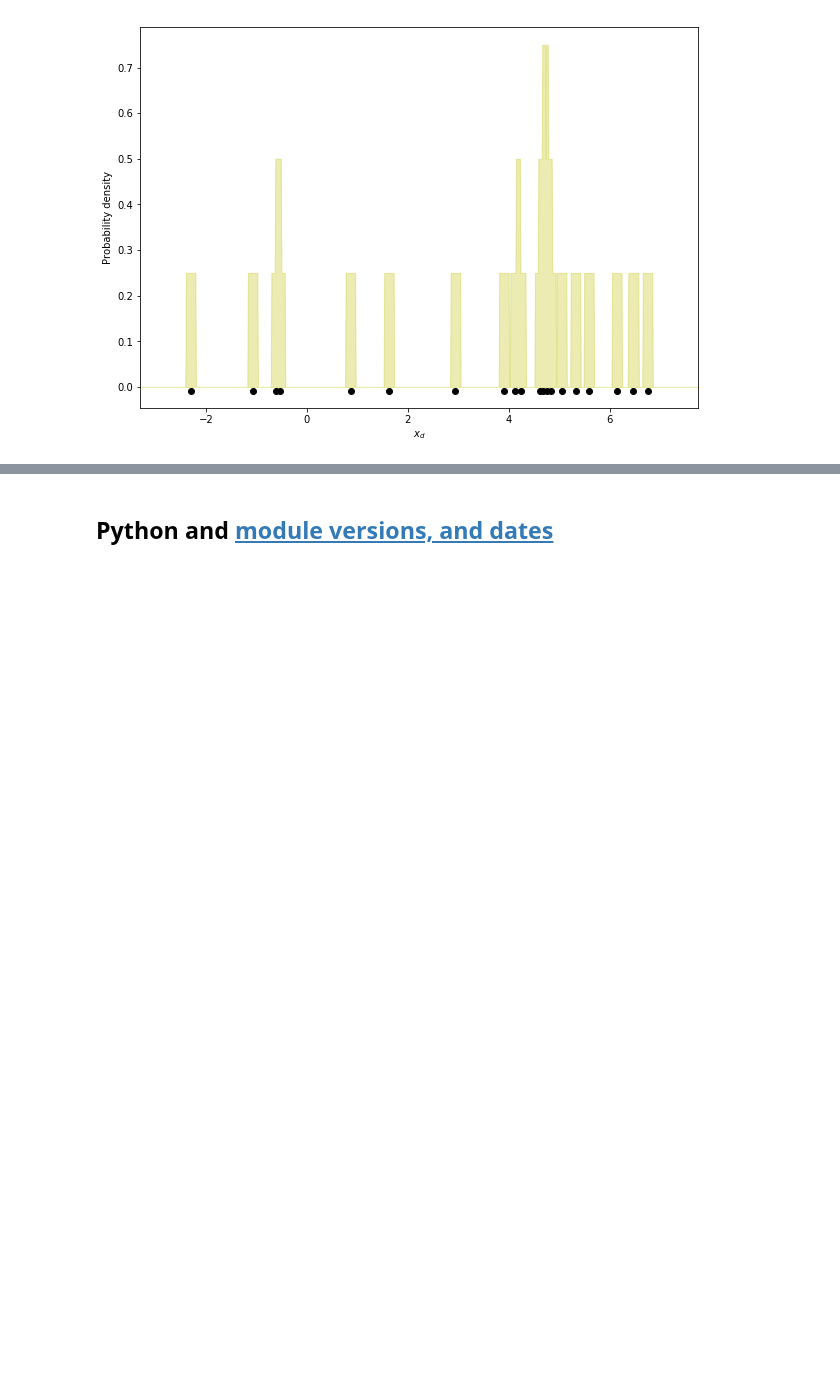
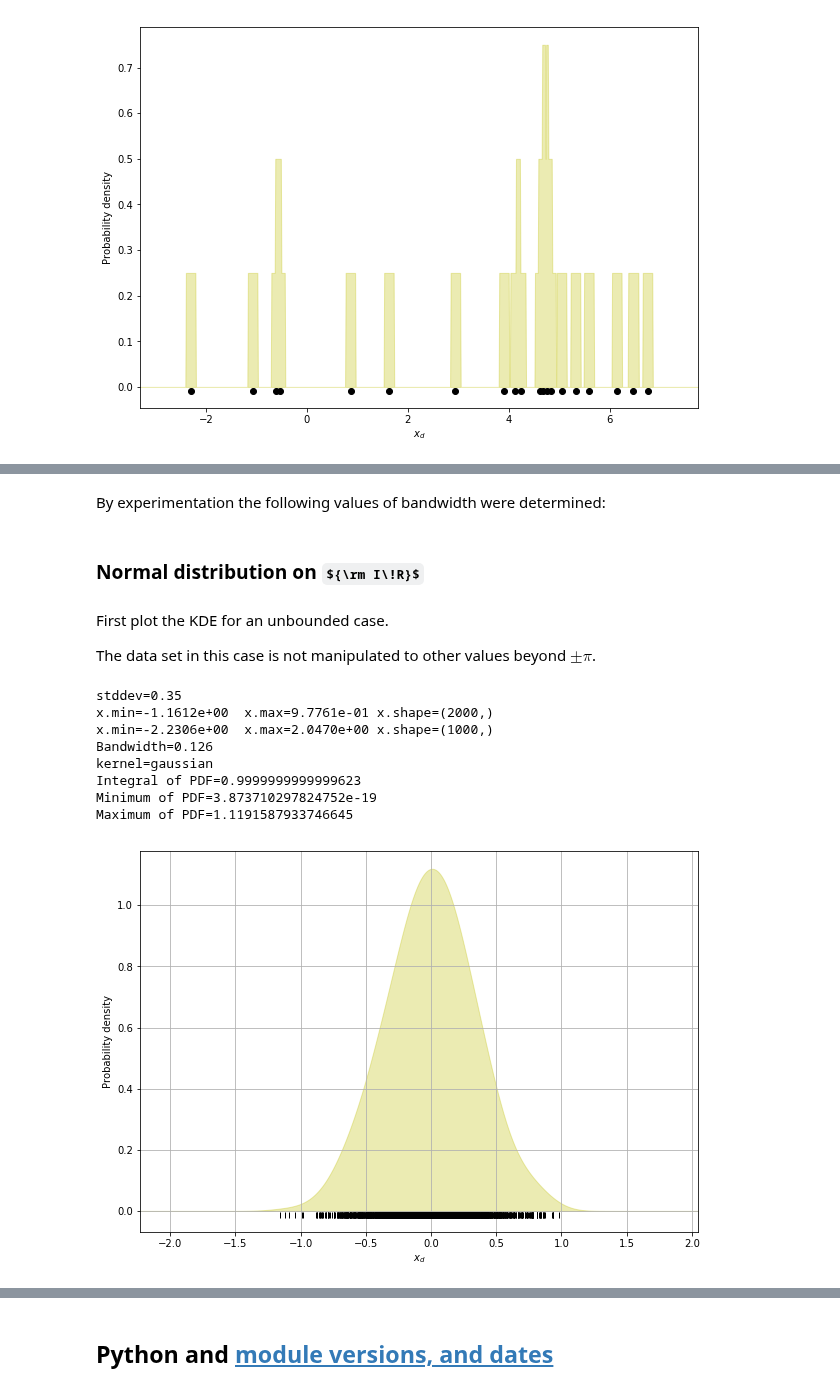
Before and after one commit to NelisW/PythonNotesToSelf, a Jupyter notebook: KernelDensityEstimation/KernelDensityEstimation.ipynb, the cells around one changed output, grey strips where cells are left out. Drawn from its saved outputs; the diff is of its cells as text; code cells hidden in the pictures; some formulas as TeX source; blank space fills up the shorter version.

Commit message:
updated the KDE notebook with von-Mises style mapping of normal function on a circle.

```diff
--- a/KernelDensityEstimation/KernelDensityEstimation.ipynb
+++ b/KernelDensityEstimation/KernelDensityEstimation.ipynb
@@ -393,0 +426,8 @@ Integral of PDF=1.0006464514514513
+# %%
+def make_data2(N, lothres=-1e300, hithres=1e300, stddev=1, rseed=1):
+    rand = np.random.RandomState(rseed)
+    x = stddev * rand.randn(N) #mean-0 var=1
+    # Chop off the wings
+    x = np.where(x>=hithres, x-2*np.pi , x)
+    x = np.where(x<=lothres, x+2*np.pi , x)
+    return x
@@ -393,0 +477,8 @@ Integral of PDF=1.0006464514514513
+# %% [markdown]
+By experimentation the following values of bandwidth were determined:
+# %%
+cases={
+    1:{'stddev':0.35,'bandwidth':0.126},
+    2:{'stddev':1.0,'bandwidth':0.368},
+    3:{'stddev':1.5,'bandwidth':0.559},
+}
@@ -393,0 +489,20 @@ Integral of PDF=1.0006464514514513
+# %% [markdown]
+### Normal distribution on ${\rm I\!R}$
+# %% [markdown]
+First plot the KDE for an unbounded case.
+
+The data set in this case is not manipulated to other values beyond $\pm\pi$.
+# %%
+case = 1
+_,_ = showexperiment2(bounds=(np.nan,np.nan), bandwidth=cases[case]['bandwidth'],
+                kernel='gaussian', stddev=cases[case]['stddev'],rseed=10)
+# %% [output]
+stddev=0.35
+x.min=-1.1612e+00  x.max=9.7761e-01 x.shape=(2000,)
+x.min=-2.2306e+00  x.max=2.0470e+00 x.shape=(1000,)
+Bandwidth=0.126
+kernel=gaussian
+Integral of PDF=0.9999999999999623
+Minimum of PDF=3.873710297824752e-19
+Maximum of PDF=1.1191587933746645
+[figure, added]
```
Also changed, not shown: parts of 21 cells of this notebook.
